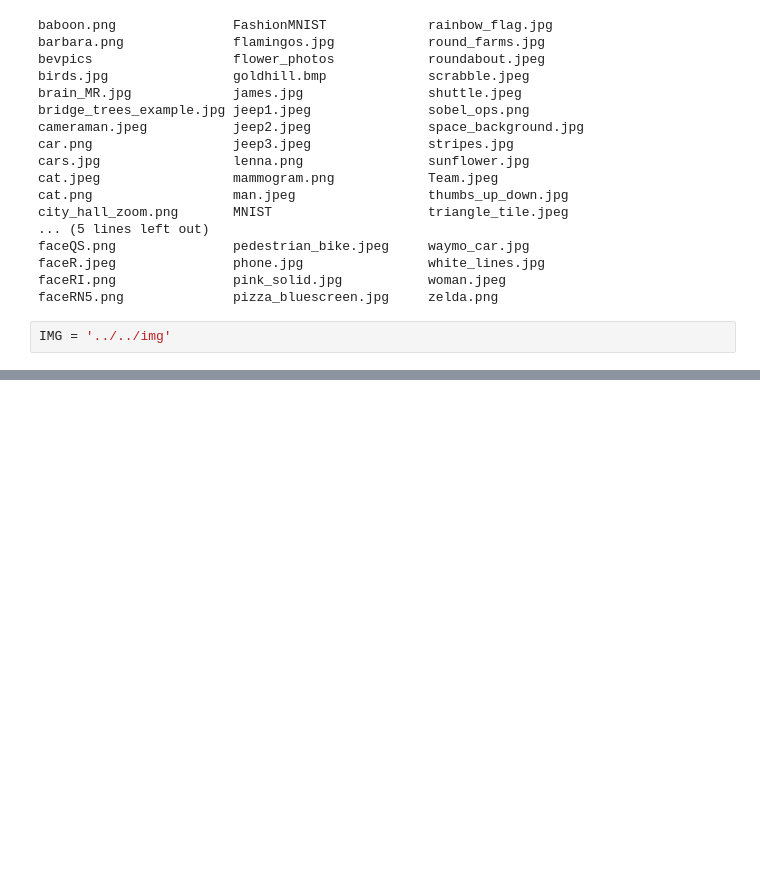
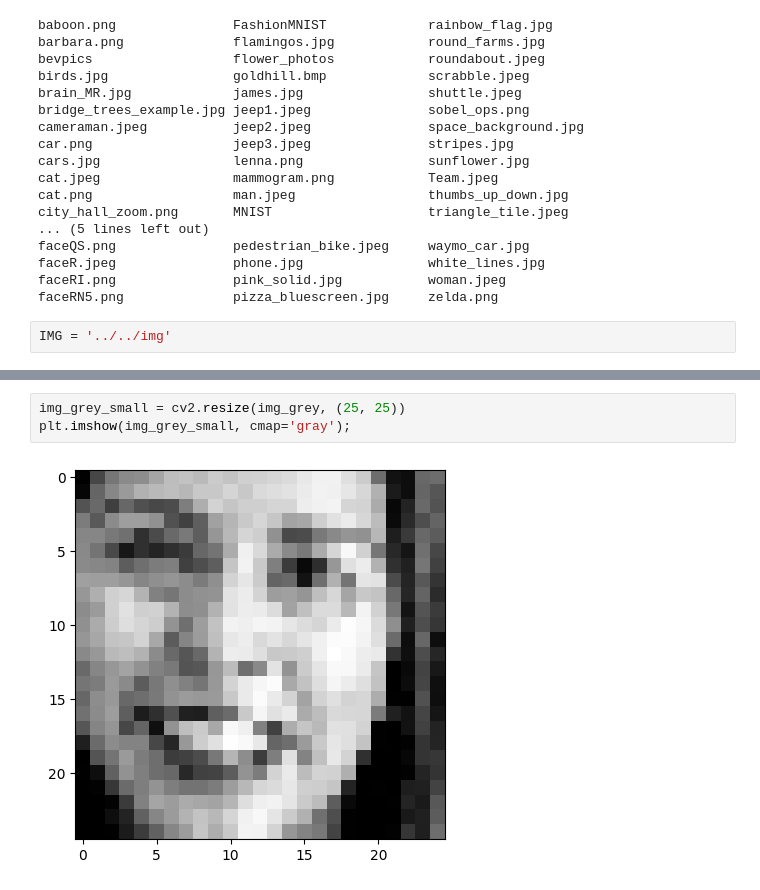
Before and after one commit to damiansp/cpu_vis, a Jupyter notebook: mod_w_pytorch/03_deep_nn/deep_nn.ipynb, the cells around one changed output, grey strips where cells are left out. Saved outputs shown, nothing was run; the diff lists cells and outputs as text; blank space fills up the shorter version.

```diff
--- a/mod_w_pytorch/03_deep_nn/deep_nn.ipynb
+++ b/mod_w_pytorch/03_deep_nn/deep_nn.ipynb
@@ -33,0 +34,5 @@ plt.imshow(img_grey, cmap='gray');
+# %%
+img_grey_small = cv2.resize(img_grey, (25, 25))
+plt.imshow(img_grey_small, cmap='gray');
+# %% [output]
+[figure, added]
```
Also changed, not shown: parts of 2 cells of this notebook, 1 other file.
